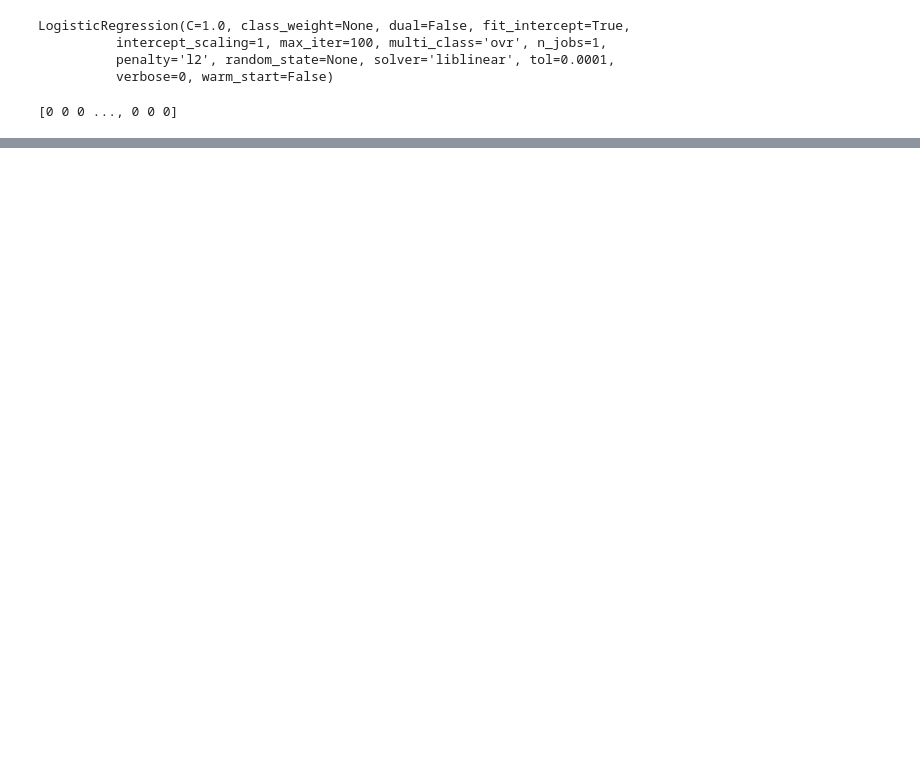
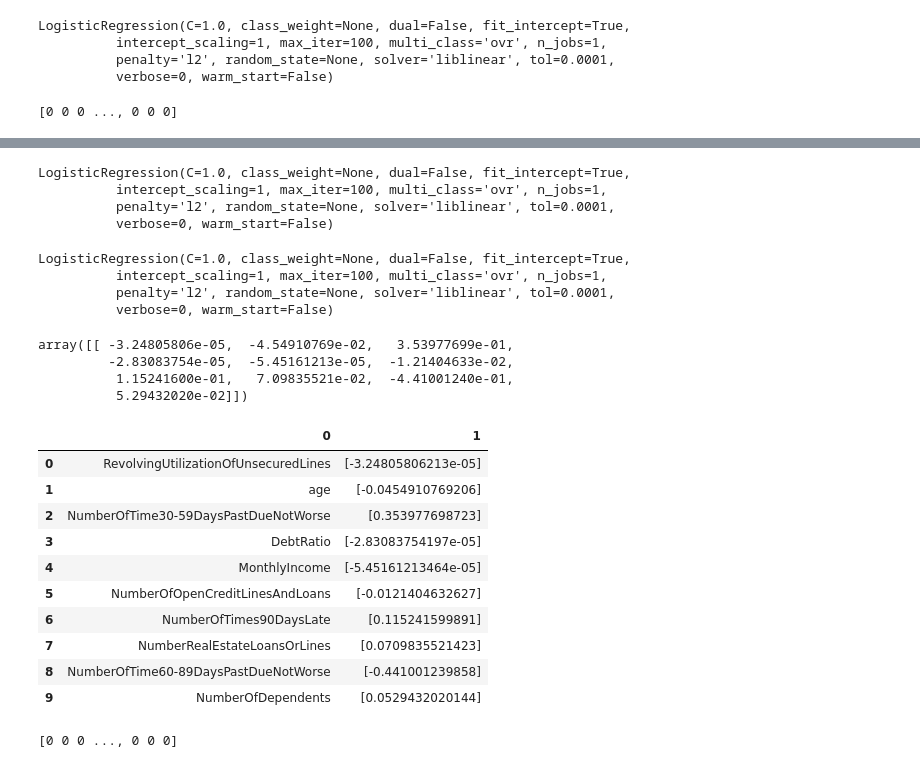
Before and after one commit to ClaudiaCM/Give_Me_Some_Credit, a Jupyter notebook: GA_Project.ipynb, the cells around one changed output, grey strips where cells are left out. Drawn from its saved outputs; the diff is of its cells as text; code cells hidden in the pictures; blank space fills up the shorter version.

```diff
--- a/GA_Project.ipynb
+++ b/GA_Project.ipynb
@@ -538,0 +583,46 @@ print scores.mean()
+# %%
+#Using Ridge
+# evaluate the model by splitting into train and test sets
+X_train, X_test, y_train, y_test = train_test_split(X, y, test_size=0.3, random_state=0)
+model3 = LogisticRegression(penalty='l2')
+model3.fit(X_train, y_train)
+# %% [output]
+LogisticRegression(C=1.0, class_weight=None, dual=False, fit_intercept=True,
+          intercept_scaling=1, max_iter=100, multi_class='ovr', n_jobs=1,
+          penalty='l2', random_state=None, solver='liblinear', tol=0.0001,
+          verbose=0, warm_start=False)
+# %%
+model3
+# %% [output]
+LogisticRegression(C=1.0, class_weight=None, dual=False, fit_intercept=True,
+          intercept_scaling=1, max_iter=100, multi_class='ovr', n_jobs=1,
+          penalty='l2', random_state=None, solver='liblinear', tol=0.0001,
+          verbose=0, warm_start=False)
+# %%
+model3.coef_
+# %% [output]
+array([[ -3.24805806e-05,  -4.54910769e-02,   3.53977699e-01,
+         -2.83083754e-05,  -5.45161213e-05,  -1.21404633e-02,
+          1.15241600e-01,   7.09835521e-02,  -4.41001240e-01,
+          5.29432020e-02]])
+# %%
+# examine the coefficients
+pd.DataFrame(zip(X_train.columns, np.transpose(model3.coef_)))
+# %% [output]
+|  | 0 | 1 |
+| 0 | RevolvingUtilizationOfUnsecuredLines | [-3.24805806213e-05] |
+| 1 | age | [-0.0454910769206] |
+| 2 | NumberOfTime30-59DaysPastDueNotWorse | [0.353977698723] |
+| 3 | DebtRatio | [-2.83083754197e-05] |
+| 4 | MonthlyIncome | [-5.45161213464e-05] |
+| 5 | NumberOfOpenCreditLinesAndLoans | [-0.0121404632627] |
+| 6 | NumberOfTimes90DaysLate | [0.115241599891] |
+| 7 | NumberRealEstateLoansOrLines | [0.0709835521423] |
+| 8 | NumberOfTime60-89DaysPastDueNotWorse | [-0.441001239858] |
+| 9 | NumberOfDependents | [0.0529432020144] |
+# %%
+# predict class labels for the test set
+predicted3 = model3.predict(X_test)
+print predicted
+# %% [output]
+[0 0 0 ..., 0 0 0]
```
Also changed, not shown: parts of 73 cells of this notebook, 1 other file.
